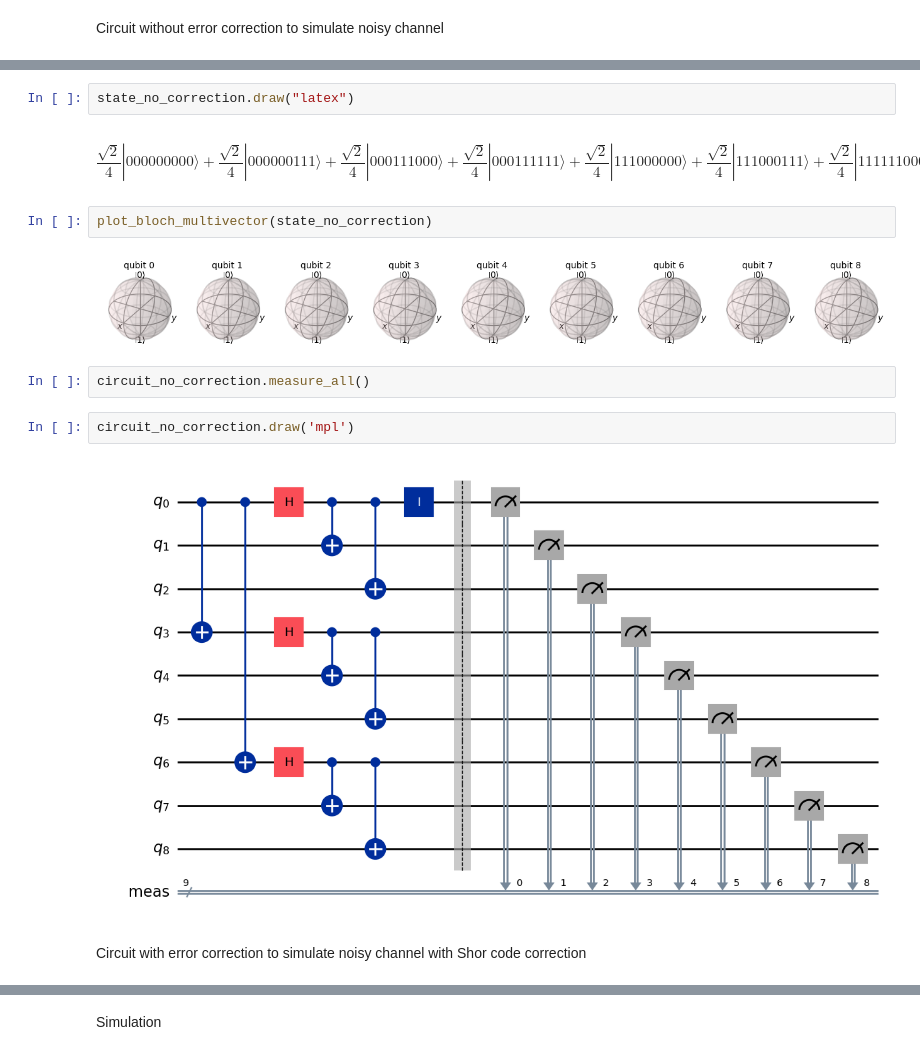
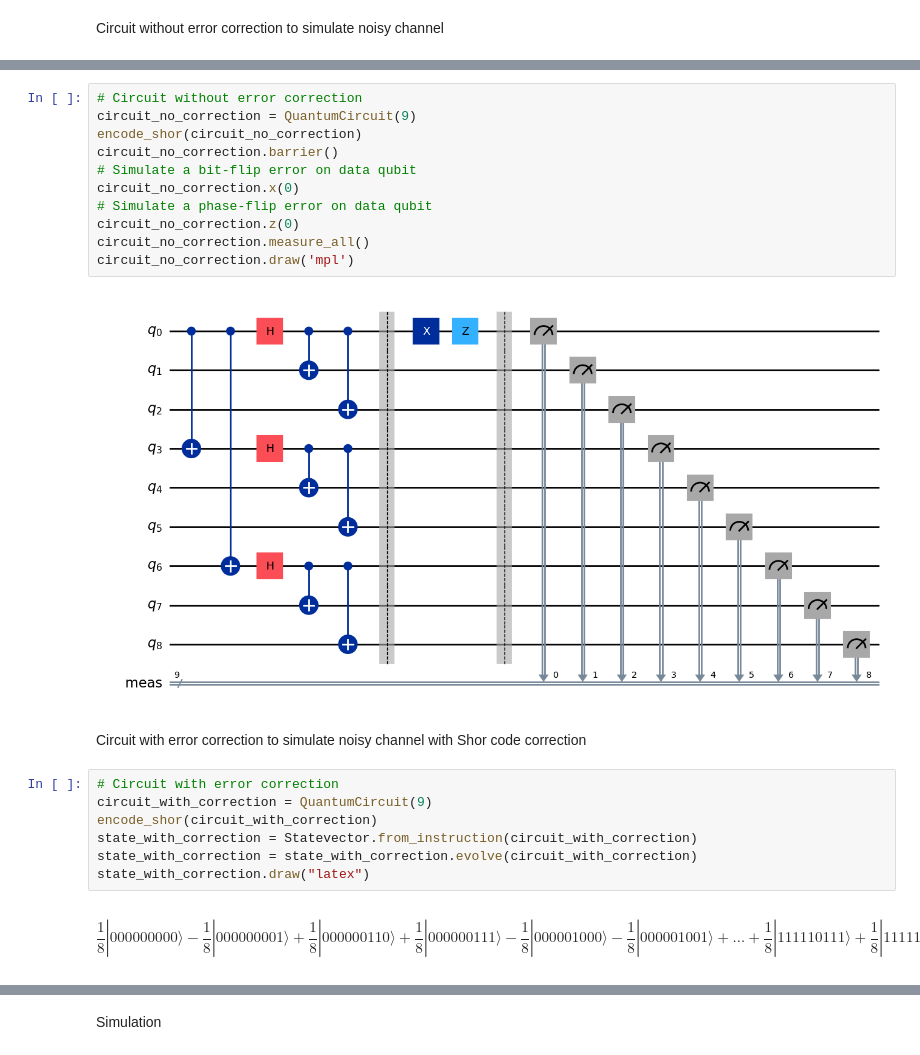
Before and after one commit to Vitolus/Quantum_Shor_code_Algorithm, a Jupyter notebook: shor_code.ipynb, the cells around one changed output, grey strips where cells are left out. Cells and saved outputs as stored; diff of their text form.

Commit message:
add states

```diff
--- a/shor_code.ipynb
+++ b/shor_code.ipynb
@@ -53,16 +44,24 @@ state_no_correction = Statevector.from_instruction(circuit_no_correction)
-# %%
-state_no_correction.draw("latex")
-# %% [output]
-$$\frac{\sqrt{2}}{4} |000000000\rangle+\frac{\sqrt{2}}{4} |000000111\rangle+\frac{\sqrt{2}}{4} |000111000\rangle+\frac{\sqrt{2}}{4} |000111111\rangle+\frac{\sqrt{2}}{4} |111000000\rangle+\frac{\sqrt{2}}{4} |111000111\rangle+\frac{\sqrt{2}}{4} |111111000\rangle+\frac{\sqrt{2}}{4} |111111111\rangle$$
-# %%
-plot_bloch_multivector(state_no_correction)
-# %% [output]
-[figure, removed]
-# %%
-circuit_no_correction.measure_all()
-# %%
-circuit_no_correction.draw('mpl')
-# %% [output]
-[figure, removed]
+# %%
+# Circuit without error correction
+circuit_no_correction = QuantumCircuit(9)
+encode_shor(circuit_no_correction)
+circuit_no_correction.barrier()
+# Simulate a bit-flip error on data qubit
+circuit_no_correction.x(0)
+# Simulate a phase-flip error on data qubit
+circuit_no_correction.z(0)
+circuit_no_correction.measure_all()
+circuit_no_correction.draw('mpl')
+# %% [output]
+[figure, added]
 # %% [markdown]
 Circuit with error correction to simulate noisy channel with Shor code correction
+# %%
+# Circuit with error correction
+circuit_with_correction = QuantumCircuit(9)
+encode_shor(circuit_with_correction)
+state_with_correction = Statevector.from_instruction(circuit_with_correction)
+state_with_correction = state_with_correction.evolve(circuit_with_correction)
+state_with_correction.draw("latex")
+# %% [output]
+$$\frac{1}{8} |000000000\rangle- \frac{1}{8} |000000001\rangle+\frac{1}{8} |000000110\rangle+\frac{1}{8} |000000111\rangle- \frac{1}{8} |000001000\rangle- \frac{1}{8} |000001001\rangle + \ldots +\frac{1}{8} |111110111\rangle+\frac{1}{8} |111111000\rangle- \frac{1}{8} |111111001\rangle+\frac{1}{8} |111111110\rangle+\frac{1}{8} |111111111\rangle$$
```
Also changed, not shown: parts of 9 cells of this notebook.
